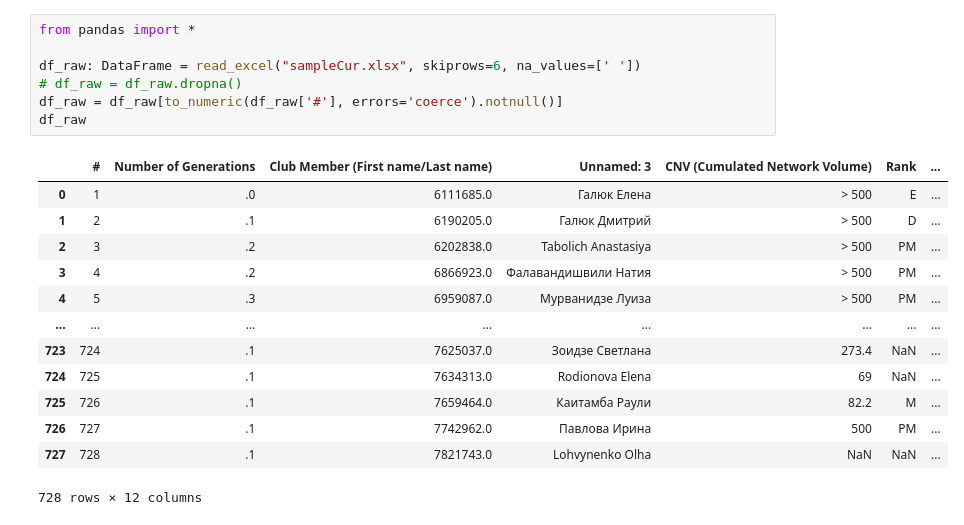
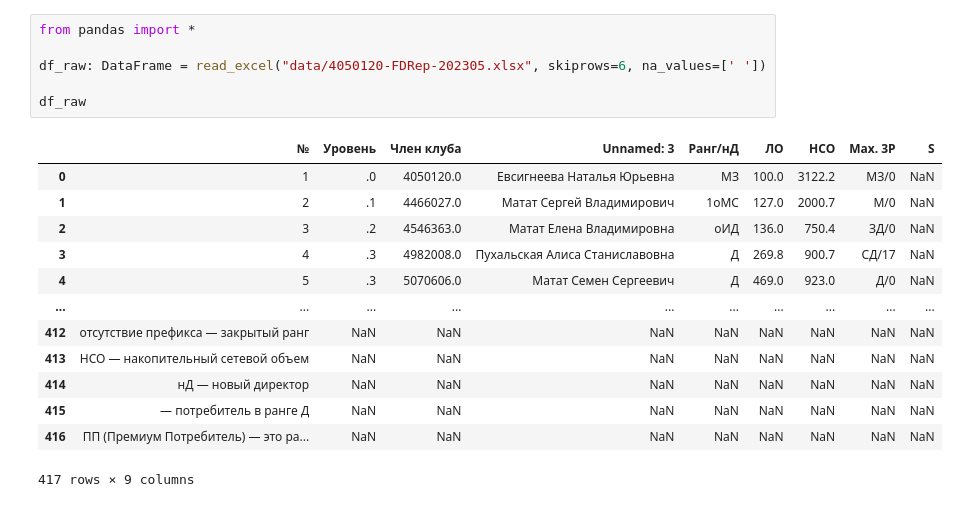
Before and after one commit to DmitryGalyuk/coralbot, a Jupyter notebook: pandas-notebook.ipynb, the cells around one changed output. Drawn from its saved outputs; the diff is of its cells as text.

```diff
--- a/pandas-notebook.ipynb
+++ b/pandas-notebook.ipynb
@@ -1,24 +1,23 @@
 # %%
 from pandas import *
 
-df_raw: DataFrame = read_excel("sampleCur.xlsx", skiprows=6, na_values=[' '])
-# df_raw = df_raw.dropna()
-df_raw = df_raw[to_numeric(df_raw['#'], errors='coerce').notnull()]
+df_raw: DataFrame = read_excel("data/4050120-FDRep-202305.xlsx", skiprows=6, na_values=[' '])
+
 df_raw
 # %% [output]
-|  | # | Number of Generations | Club Member (First name/Last name) | Unnamed: 3 | CNV (Cumulated Network Volume) | Rank | ... |
-| 0 | 1 | .0 | 6111685.0 | Галюк Елена | > 500 | E | ... |
-| 1 | 2 | .1 | 6190205.0 | Галюк Дмитрий | > 500 | D | ... |
-| 2 | 3 | .2 | 6202838.0 | Tabolich Anastasiya | > 500 | PM | ... |
-| 3 | 4 | .2 | 6866923.0 | Фалавандишвили Натия | > 500 | PM | ... |
-| 4 | 5 | .3 | 6959087.0 | Мурванидзе Луиза | > 500 | PM | ... |
-| ... | ... | ... | ... | ... | ... | ... | ... |
-| 723 | 724 | .1 | 7625037.0 | Зоидзе Светлана | 273.4 | NaN | ... |
-| 724 | 725 | .1 | 7634313.0 | Rodionova Elena | 69 | NaN | ... |
-| 725 | 726 | .1 | 7659464.0 | Каитамба Раули | 82.2 | M | ... |
-| 726 | 727 | .1 | 7742962.0 | Павлова Ирина | 500 | PM | ... |
-| 727 | 728 | .1 | 7821743.0 | Lohvynenko Olha | NaN | NaN | ... |
+|  | № | Уровень | Член клуба | Unnamed: 3 | Ранг/нД | ЛО | НСО | Max. 3Р | S |
+| 0 | 1 | .0 | 4050120.0 | Евсигнеева Наталья Юрьевна | МЗ | 100.0 | 3122.2 | МЗ/0 | NaN |
+| 1 | 2 | .1 | 4466027.0 | Матат Сергей Владимирович | 1оМС | 127.0 | 2000.7 | М/0 | NaN |
+| 2 | 3 | .2 | 4546363.0 | Матат Елена Владимировна | оИД | 136.0 | 750.4 | ЗД/0 | NaN |
+| 3 | 4 | .3 | 4982008.0 | Пухальская Алиса Станиславовна | Д | 269.8 | 900.7 | СД/17 | NaN |
+| 4 | 5 | .3 | 5070606.0 | Матат Семен Сергеевич | Д | 469.0 | 923.0 | Д/0 | NaN |
+| ... | ... | ... | ... | ... | ... | ... | ... | ... | ... |
+| 412 | отсутствие префикса — закрытый ранг | NaN | NaN | NaN | NaN | NaN | NaN | NaN | NaN |
+| 413 | НСО — накопительный сетевой объем | NaN | NaN | NaN | NaN | NaN | NaN | NaN | NaN |
+| 414 | нД — новый директор | NaN | NaN | NaN | NaN | NaN | NaN | NaN | NaN |
+| 415 | — потребитель в ранге Д | NaN | NaN | NaN | NaN | NaN | NaN | NaN | NaN |
+| 416 | ПП (Премиум Потребитель) — это ра... | NaN | NaN | NaN | NaN | NaN | NaN | NaN | NaN |
-728 rows × 12 columns
+417 rows × 9 columns
 # %%
 excel2Field = {}
 excel2Field["#"] = "rownum"
```
Also changed, not shown: parts of 8 cells of this notebook, 1 other file.
